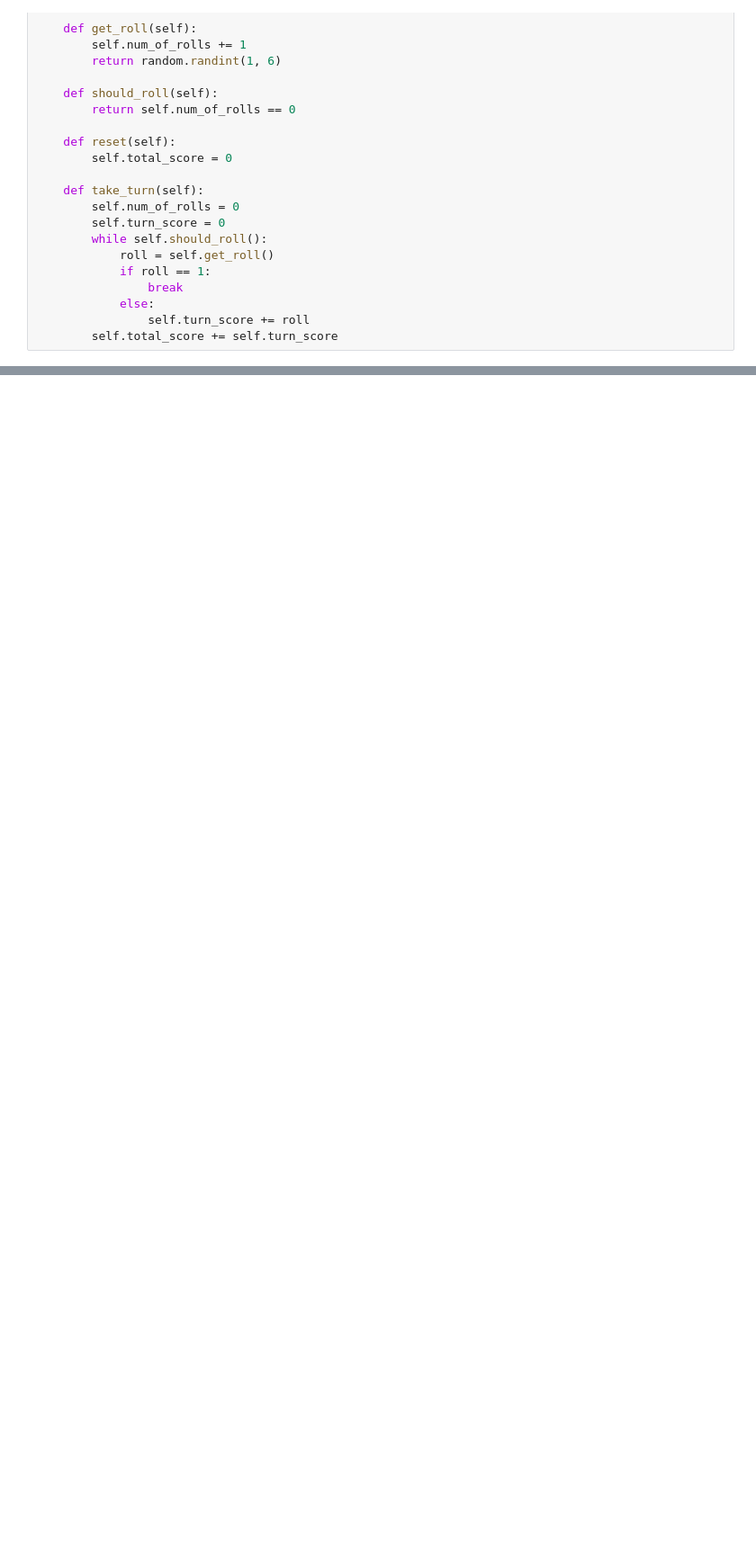
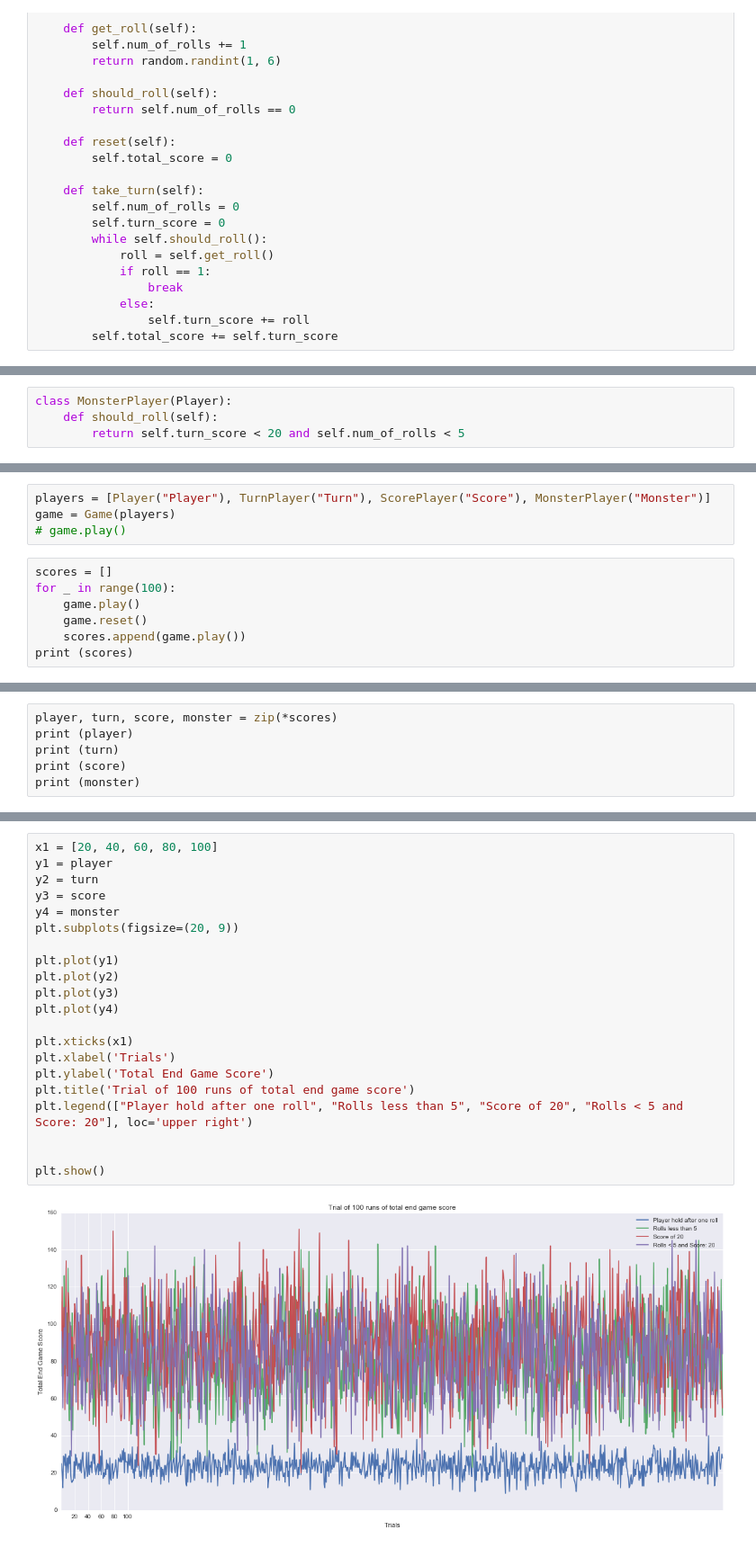
Before and after one commit to stacyzhao/ultimate-pig, a Jupyter notebook: ultimate-pig.ipynb, the cells around one changed output, grey strips where cells are left out. Shown at 90% size. Drawn from its saved outputs; the diff is of its cells as text; blank space fills up the shorter version.

Commit message:
added graphs

```diff
--- a/ultimate-pig.ipynb
+++ b/ultimate-pig.ipynb
@@ -44,5 +45,9 @@ class SmartPlayer(Player):
     def should_roll(self):
         return self.turn_score < 20
+# %%
+class MonsterPlayer(Player):
+    def should_roll(self):
+        return self.turn_score < 20 and self.num_of_rolls < 5
 # %%
 class Game:
     def __init__(self, players):
@@ -93,0 +73,11 @@ smart's total score is 121
+# %%
+players = [Player("Player"), TurnPlayer("Turn"), ScorePlayer("Score"), MonsterPlayer("Monster")]
+game = Game(players)
+# game.play()
+# %%
+scores = []
+for _ in range(100):
+    game.play()
+    game.reset()
+    scores.append(game.play())
+print (scores)
@@ -93,0 +86,6 @@ smart's total score is 121
+# %%
+player, turn, score, monster = zip(*scores)
+print (player)
+print (turn)
+print (score)
+print (monster)
@@ -93,0 +97,23 @@ smart's total score is 121
+# %%
+x1 = [20, 40, 60, 80, 100]
+y1 = player
+y2 = turn
+y3 = score
+y4 = monster
+plt.subplots(figsize=(20, 9))
+
+plt.plot(y1)
+plt.plot(y2)
+plt.plot(y3)
+plt.plot(y4)
+
+plt.xticks(x1)
+plt.xlabel('Trials')
+plt.ylabel('Total End Game Score')
+plt.title('Trial of 100 runs of total end game score')
+plt.legend(["Player hold after one roll", "Rolls less than 5", "Score of 20", "Rolls < 5 and Score: 20"], loc='upper right')
+
+
+plt.show()
+# %% [output]
+[figure, added]
```
Also changed, not shown: parts of 13 cells of this notebook.
